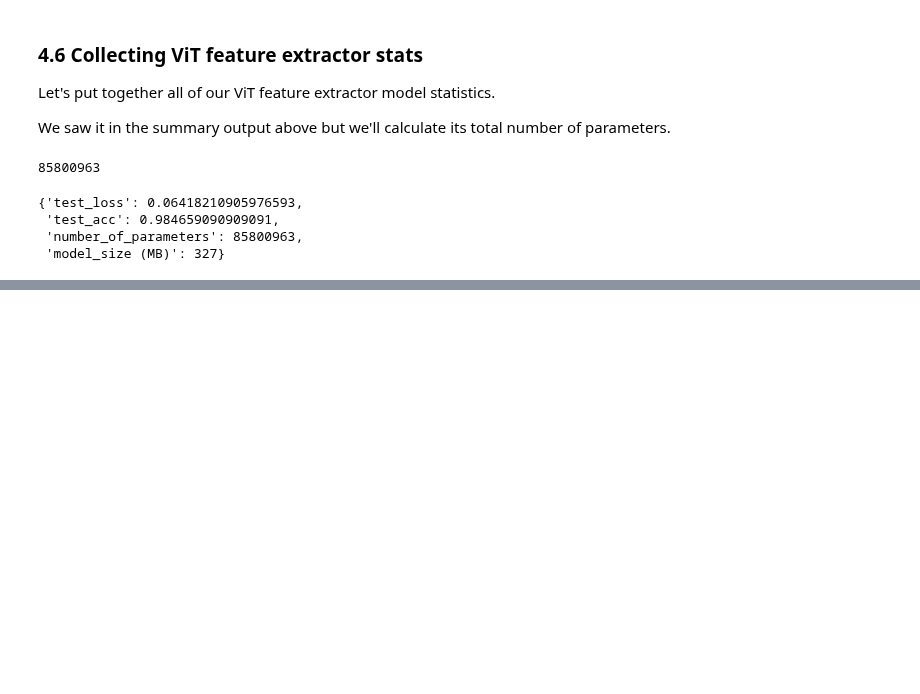
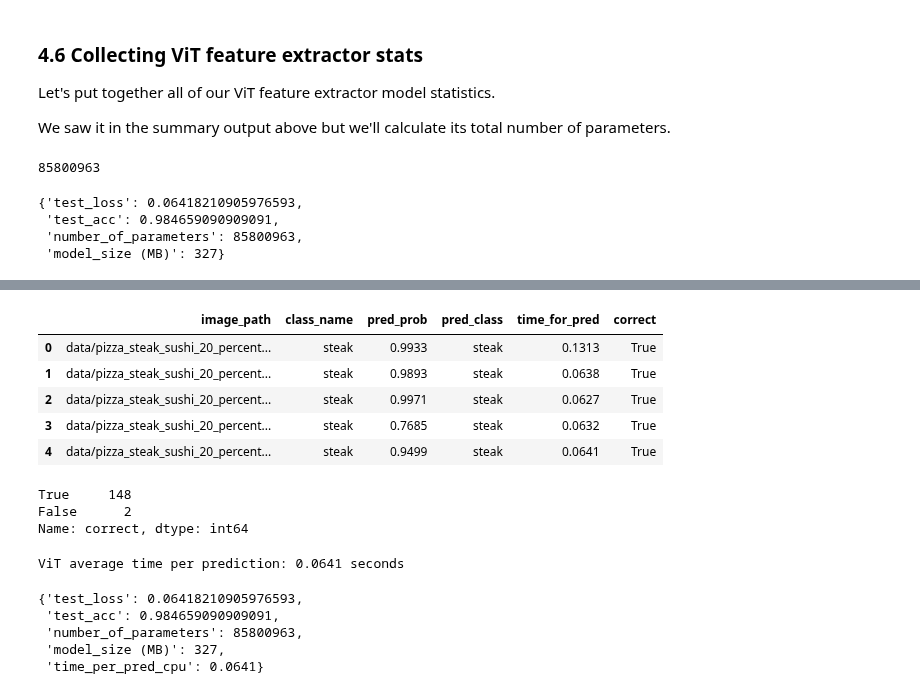
Before and after one commit to banno-0720/learning_PyTorch, a Jupyter notebook: 10_pytorch_model_deployment.ipynb, the cells around one changed output, grey strips where cells are left out. Cells and saved outputs as stored; diff of their text form; code cells hidden in the pictures; blank space fills up the shorter version.

```diff
--- a/10_pytorch_model_deployment.ipynb
+++ b/10_pytorch_model_deployment.ipynb
@@ -477,0 +678,7 @@ vit_stats
+# %%
+# Make list of prediction dictionaries with ViT feature extractor model on test images
+vit_test_pred_dicts = pred_and_store(paths=test_data_paths,
+                                     model=vit,
+                                     transform=vit_transforms,
+                                     class_names=class_names,
+                                     device="cpu")
@@ -477,0 +701,35 @@ vit_stats
+# %%
+# Turn vit_test_pred_dicts into a DataFrame
+import pandas as pd
+vit_test_pred_df = pd.DataFrame(vit_test_pred_dicts)
+vit_test_pred_df.head()
+# %% [output]
+|  | image_path | class_name | pred_prob | pred_class | time_for_pred | correct |
+| 0 | data/pizza_steak_sushi_20_percent... | steak | 0.9933 | steak | 0.1313 | True |
+| 1 | data/pizza_steak_sushi_20_percent... | steak | 0.9893 | steak | 0.0638 | True |
+| 2 | data/pizza_steak_sushi_20_percent... | steak | 0.9971 | steak | 0.0627 | True |
+| 3 | data/pizza_steak_sushi_20_percent... | steak | 0.7685 | steak | 0.0632 | True |
+| 4 | data/pizza_steak_sushi_20_percent... | steak | 0.9499 | steak | 0.0641 | True |
+# %%
+# Count the number of correct predictions
+vit_test_pred_df.correct.value_counts()
+# %% [output]
+True     148
+False      2
+Name: correct, dtype: int64
+# %%
+# Calculate average time per prediction for ViT model
+vit_average_time_per_pred = round(vit_test_pred_df.time_for_pred.mean(), 4)
+print(f"ViT average time per prediction: {vit_average_time_per_pred} seconds")
+# %% [output]
+ViT average time per prediction: 0.0641 seconds
+# %%
+# Add average prediction time for ViT model on CPU
+vit_stats["time_per_pred_cpu"] = vit_average_time_per_pred
+vit_stats
+# %% [output]
+{'test_loss': 0.06418210905976593,
+ 'test_acc': 0.984659090909091,
+ 'number_of_parameters': 85800963,
+ 'model_size (MB)': 327,
+ 'time_per_pred_cpu': 0.0641}
```
Also changed, not shown: parts of 13 cells of this notebook.
